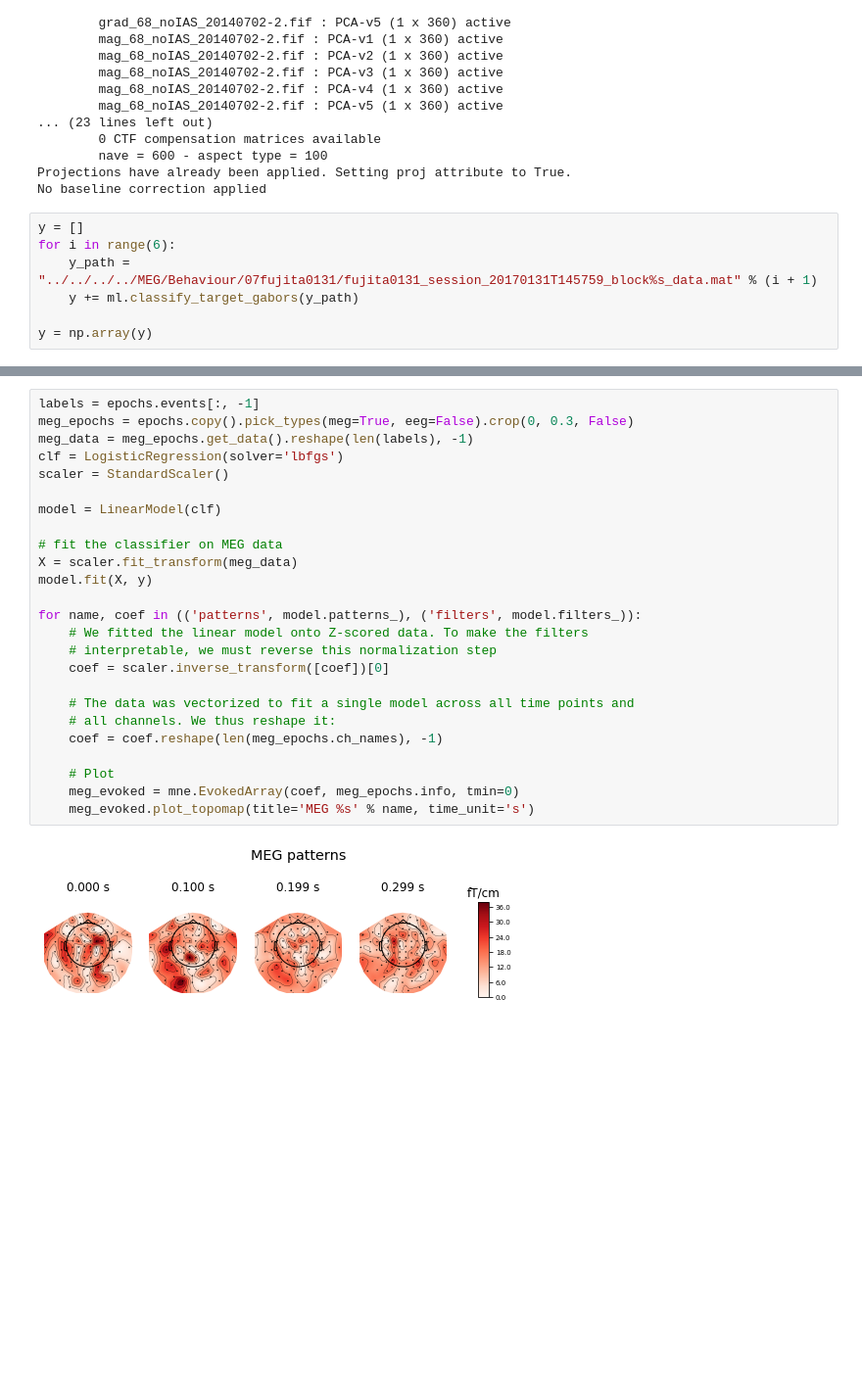
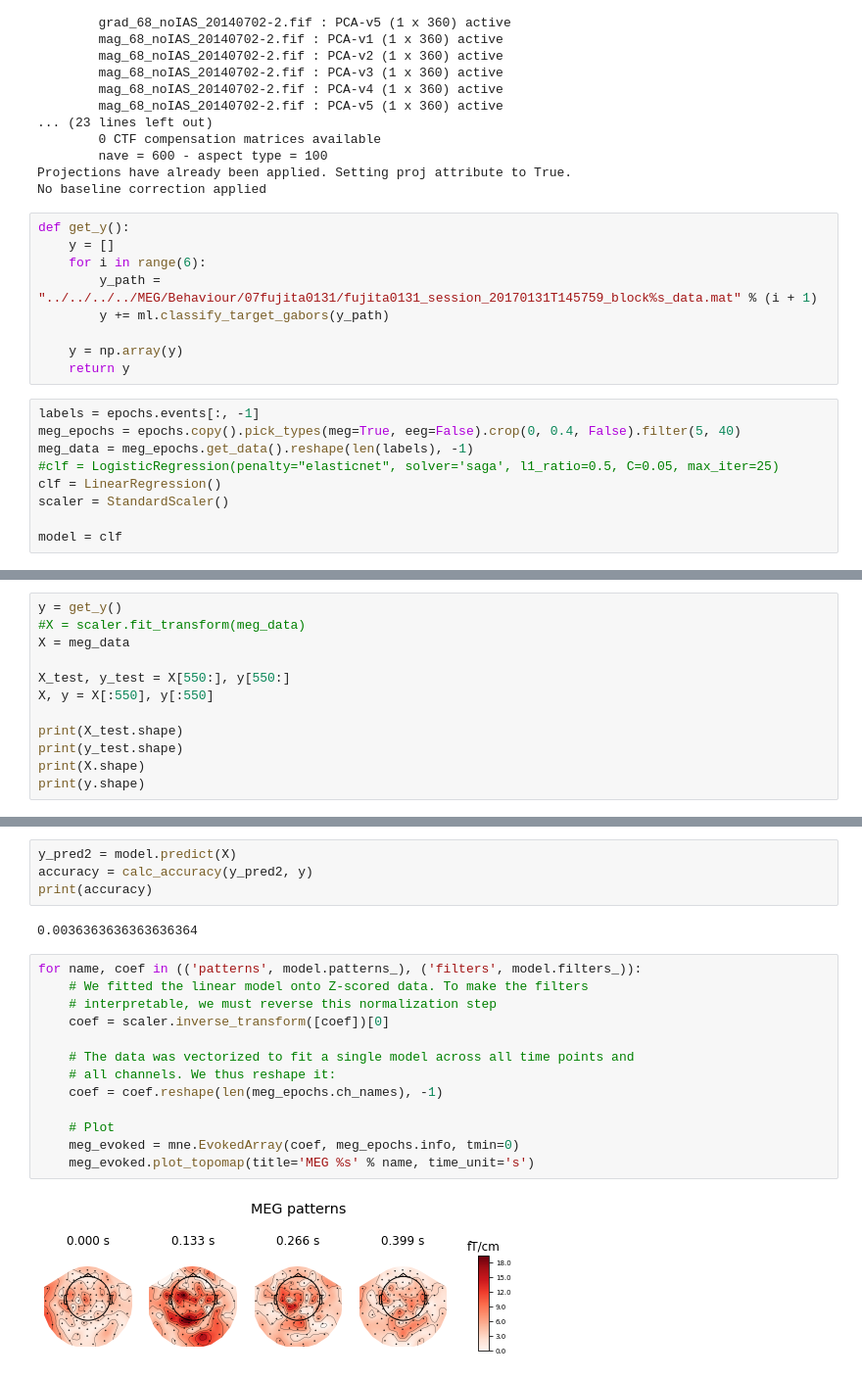
Before and after one commit to hmallen99/honors-thesis, a Jupyter notebook: code/test_ml.ipynb, the cells around one changed output, grey strips where cells are left out. Shown at 98% size. Cells and saved outputs as stored; diff of their text form; blank space fills up the shorter version.

```diff
--- a/code/test_ml.ipynb
+++ b/code/test_ml.ipynb
@@ -311,9 +284,20 @@ Reading ../Data/Epochs/MF-aligned-epo.fif ...
 Projections have already been applied. Setting proj attribute to True.
 No baseline correction applied
 # %%
-y = []
-for i in range(6):
-    y_path = "../../../../MEG/Behaviour/07fujita0131/fujita0131_session_20170131T145759_block%s_data.mat" % (i + 1)
-    y += ml.classify_target_gabors(y_path)
+def get_y():
+    y = []
+    for i in range(6):
+        y_path = "../../../../MEG/Behaviour/07fujita0131/fujita0131_session_20170131T145759_block%s_data.mat" % (i + 1)
+        y += ml.classify_target_gabors(y_path)
 
-y = np.array(y)
+    y = np.array(y)
+    return y
+# %%
+labels = epochs.events[:, -1]
+meg_epochs = epochs.copy().pick_types(meg=True, eeg=False).crop(0, 0.4, False).filter(5, 40)
+meg_data = meg_epochs.get_data().reshape(len(labels), -1)
+#clf = LogisticRegression(penalty="elasticnet", solver='saga', l1_ratio=0.5, C=0.05, max_iter=25)
+clf = LinearRegression()
+scaler = StandardScaler()
+
+model = clf
@@ -319,0 +321,12 @@ y = np.array(y)
+# %%
+y = get_y()
+#X = scaler.fit_transform(meg_data)
+X = meg_data
+
+X_test, y_test = X[550:], y[550:]
+X, y = X[:550], y[:550]
+
+print(X_test.shape)
+print(y_test.shape)
+print(X.shape)
+print(y.shape)
@@ -320,27 +371,21 @@ y = np.array(y)
+# %%
+y_pred2 = model.predict(X)
+accuracy = calc_accuracy(y_pred2, y)
+print(accuracy)
+# %% [output]
+0.0036363636363636364
 # %%
-labels = epochs.events[:, -1]
-meg_epochs = epochs.copy().pick_types(meg=True, eeg=False).crop(0, 0.3, False)
-meg_data = meg_epochs.get_data().reshape(len(labels), -1)
-clf = LogisticRegression(solver='lbfgs')
-scaler = StandardScaler()
-
-model = LinearModel(clf)
-
-# fit the classifier on MEG data
-X = scaler.fit_transform(meg_data)
-model.fit(X, y)
-
 for name, coef in (('patterns', model.patterns_), ('filters', model.filters_)):
     # We fitted the linear model onto Z-scored data. To make the filters
     # interpretable, we must reverse this normalization step
     coef = scaler.inverse_transform([coef])[0]
 
     # The data was vectorized to fit a single model across all time points and
     # all channels. We thus reshape it:
     coef = coef.reshape(len(meg_epochs.ch_names), -1)
 
     # Plot
     meg_evoked = mne.EvokedArray(coef, meg_epochs.info, tmin=0)
     meg_evoked.plot_topomap(title='MEG %s' % name, time_unit='s')
 # %% [output]
-[figure, old version]
+[figure, new version]
```
Also changed, not shown: parts of 16 cells of this notebook, 1 other file.
